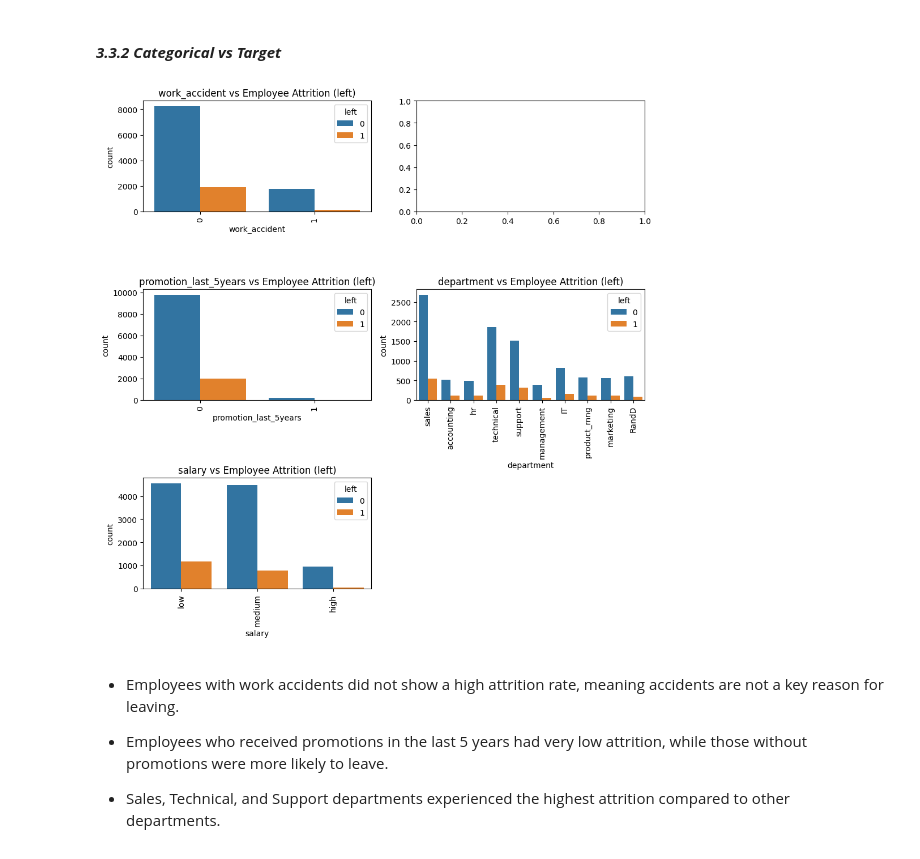
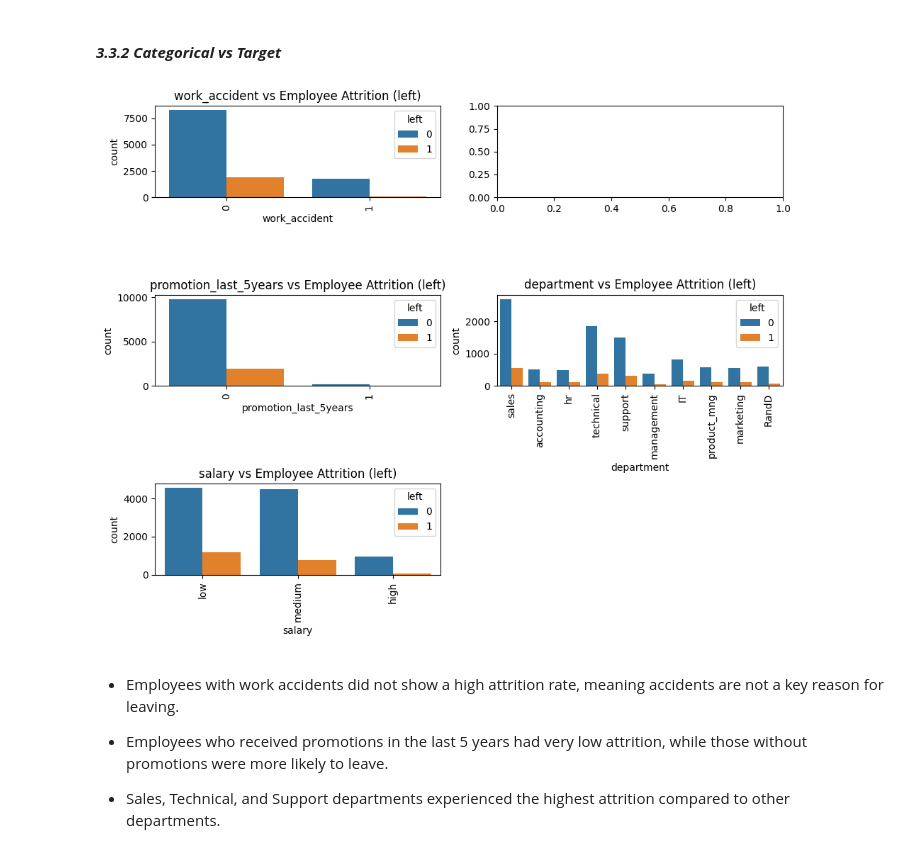
Before and after one commit to rixwan-khan/Providing-data-driven-suggestions-for-HR, a Jupyter notebook: data-driven decision for HR.ipynb, the cells around one changed output. Drawn from its saved outputs; the diff is of its cells as text; code cells hidden in the pictures.

```diff
--- a/data-driven decision for HR.ipynb
+++ b/data-driven decision for HR.ipynb
@@ -431,27 +431,27 @@ plt.show();
 # %% [markdown]
 #### ***3.3.2 Categorical vs Target***
 # %%
-plt.figure(figsize=(10,10))
+plt.figure(figsize=(10,8))
 
 # looping through categorical columns with index starting at 1
 for i, col in enumerate(categorical_cols,1):
   plt.subplot(3,2,i)
   if col != 'left':  # Skip the columns 'left' to avoid plot it against itself
 
     # count plot for categorical columns spliting on column 'left'
     sns.countplot(
         x=col,      # columns on x-axis
         hue='left', # seperating bar on column 'left'
         data=df1    # DataFrame containing data
         )
 
     plt.title(f'{col} vs Employee Attrition (left)')
     plt.xticks(rotation=90)
 
 plt.tight_layout()
 plt.show();
 # %% [output]
-[figure, old version]
+[figure, new version]
 # %% [markdown]
 - Employees with work accidents did not show a high attrition rate, meaning accidents are not a key reason for leaving.
 
```
Also changed, not shown: parts of 77 cells of this notebook.
